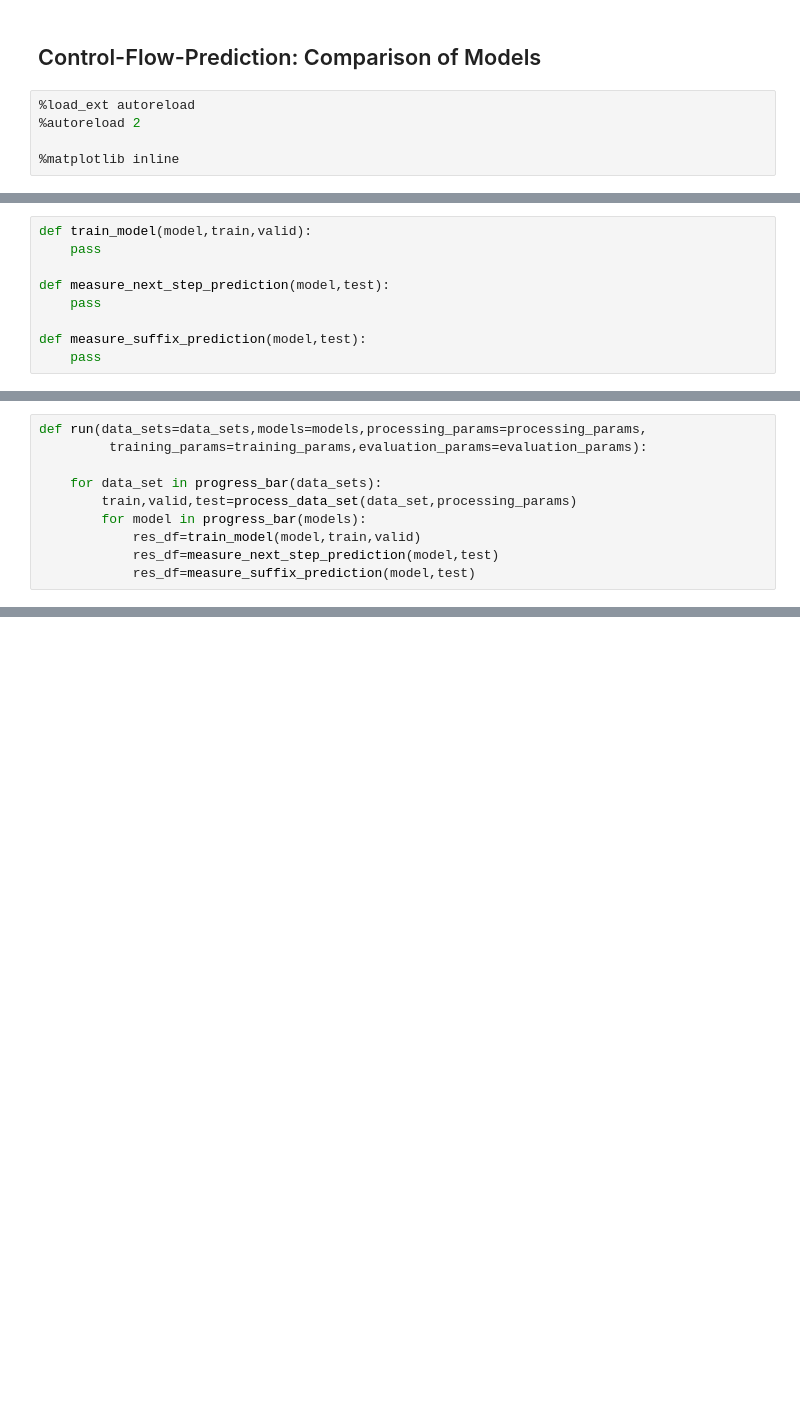
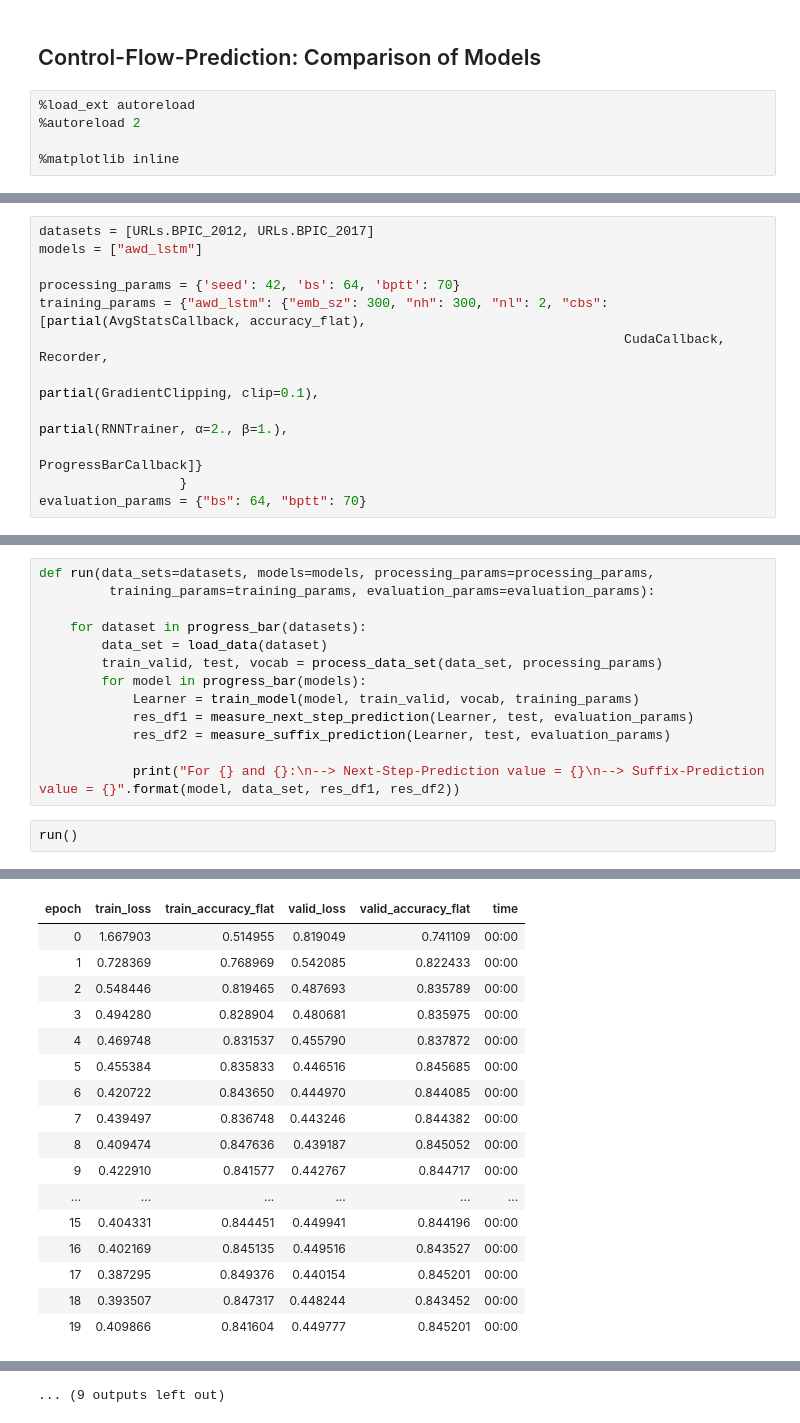
Before and after one commit to joLahann/fastpm, a Jupyter notebook: nbs/13_fastpm_control_flow_prediction_comparison.ipynb, the cells around one changed output, grey strips where cells are left out. Drawn from its saved outputs; the diff is of its cells as text; blank space fills up the shorter version.

```diff
--- a/nbs/13_fastpm_control_flow_prediction_comparison.ipynb
+++ b/nbs/13_fastpm_control_flow_prediction_comparison.ipynb
@@ -22,9 +12,0 @@ evaluation_params={}
-# %%
-def train_model(model,train,valid):
-    pass
-
-def measure_next_step_prediction(model,test):
-    pass
-
-def measure_suffix_prediction(model,test):
-    pass
@@ -30,0 +87,12 @@ def measure_suffix_prediction(model,test):
+# %%
+datasets = [URLs.BPIC_2012, URLs.BPIC_2017]
+models = ["awd_lstm"]
+
+processing_params = {'seed': 42, 'bs': 64, 'bptt': 70}
+training_params = {"awd_lstm": {"emb_sz": 300, "nh": 300, "nl": 2, "cbs": [partial(AvgStatsCallback, accuracy_flat),
+                                                                           CudaCallback, Recorder,
+                                                                           partial(GradientClipping, clip=0.1),
+                                                                           partial(RNNTrainer, α=2., β=1.),
+                                                                           ProgressBarCallback]}
+                  }
+evaluation_params = {"bs": 64, "bptt": 70}
@@ -31,10 +167,16 @@ def measure_suffix_prediction(model,test):
 # %%
-def run(data_sets=data_sets,models=models,processing_params=processing_params,
-         training_params=training_params,evaluation_params=evaluation_params):
+def run(data_sets=datasets, models=models, processing_params=processing_params,
+         training_params=training_params, evaluation_params=evaluation_params):
 
-    for data_set in progress_bar(data_sets):
-        train,valid,test=process_data_set(data_set,processing_params)
+    for dataset in progress_bar(datasets):
+        data_set = load_data(dataset)
+        train_valid, test, vocab = process_data_set(data_set, processing_params)
         for model in progress_bar(models):
-            res_df=train_model(model,train,valid)
-            res_df=measure_next_step_prediction(model,test)
-            res_df=measure_suffix_prediction(model,test)
+            Learner = train_model(model, train_valid, vocab, training_params)
+            res_df1 = measure_next_step_prediction(Learner, test, evaluation_params)
+            res_df2 = measure_suffix_prediction(Learner, test, evaluation_params)
+
+            print("For {} and {}:\n--> Next-Step-Prediction value = {}\n--> Suffix-Prediction value = {}".format(model, data_set, res_df1, res_df2))
+# %%
+run()
+# %% [output]
@@ -40,0 +188,17 @@ def run(data_sets=data_sets,models=models,processing_params=processing_params,
+| epoch | train_loss | train_accuracy_flat | valid_loss | valid_accuracy_flat | time |
+| 0 | 1.667903 | 0.514955 | 0.819049 | 0.741109 | 00:00 |
+| 1 | 0.728369 | 0.768969 | 0.542085 | 0.822433 | 00:00 |
+| 2 | 0.548446 | 0.819465 | 0.487693 | 0.835789 | 00:00 |
+| 3 | 0.494280 | 0.828904 | 0.480681 | 0.835975 | 00:00 |
+| 4 | 0.469748 | 0.831537 | 0.455790 | 0.837872 | 00:00 |
+| 5 | 0.455384 | 0.835833 | 0.446516 | 0.845685 | 00:00 |
+| 6 | 0.420722 | 0.843650 | 0.444970 | 0.844085 | 00:00 |
+| 7 | 0.439497 | 0.836748 | 0.443246 | 0.844382 | 00:00 |
+| 8 | 0.409474 | 0.847636 | 0.439187 | 0.845052 | 00:00 |
+| 9 | 0.422910 | 0.841577 | 0.442767 | 0.844717 | 00:00 |
+| ... | ... | ... | ... | ... | ... |
+| 15 | 0.404331 | 0.844451 | 0.449941 | 0.844196 | 00:00 |
+| 16 | 0.402169 | 0.845135 | 0.449516 | 0.843527 | 00:00 |
+| 17 | 0.387295 | 0.849376 | 0.440154 | 0.845201 | 00:00 |
+| 18 | 0.393507 | 0.847317 | 0.448244 | 0.843452 | 00:00 |
+| 19 | 0.409866 | 0.841604 | 0.449777 | 0.845201 | 00:00 |
@@ -40,0 +213 @@ def run(data_sets=data_sets,models=models,processing_params=processing_params,
+... (9 outputs left out)
```
Also changed, not shown: parts of 12 cells of this notebook, 6 other files.
